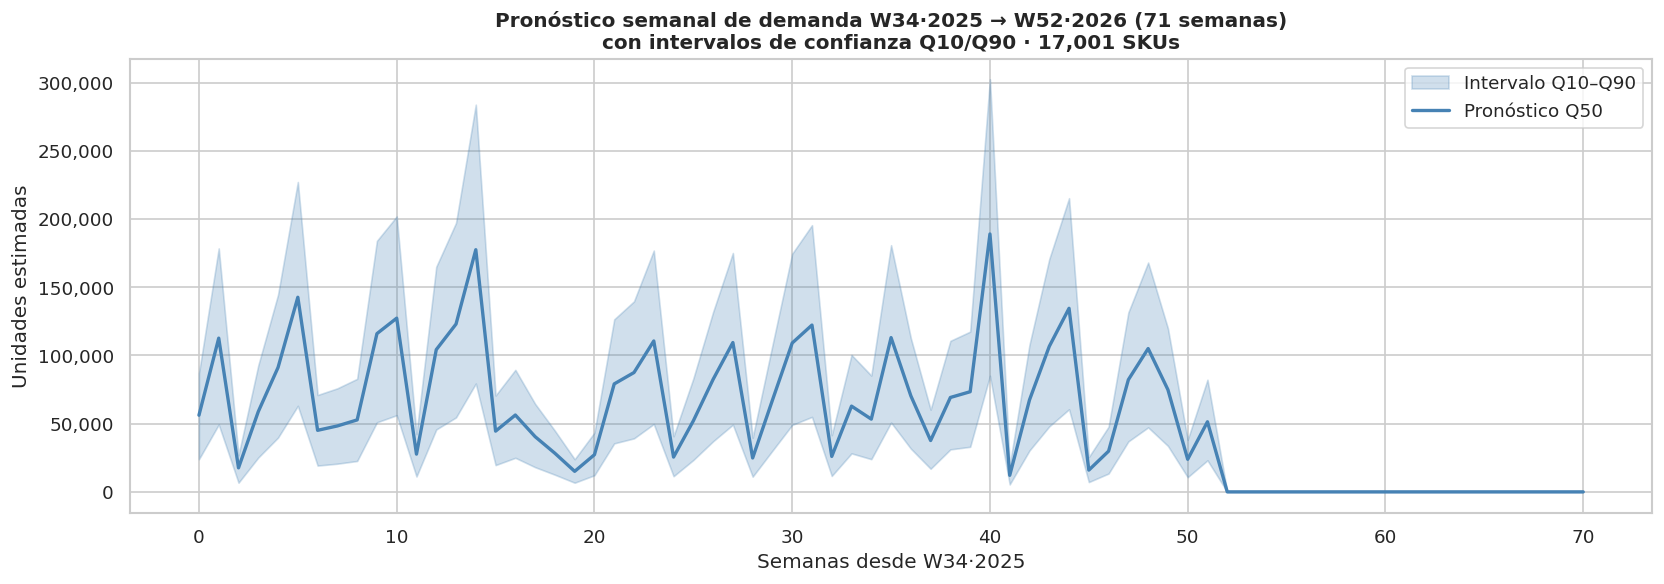
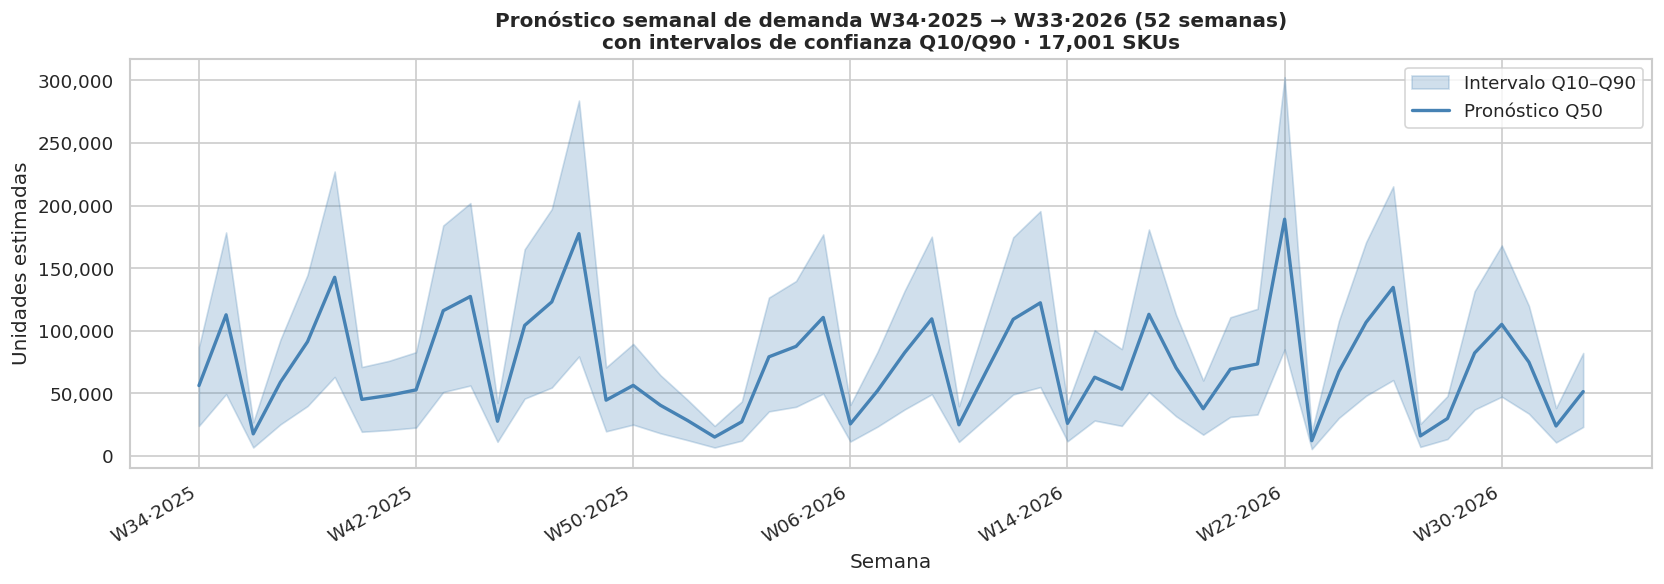
Unified diff of the notebook cell whose output changed from the first chart to the second:
--- before
+++ after
@@ -3,4 +3,5 @@
 
 wk = blend.groupby('year_week')[['forecast_q10','forecast_q50','forecast_q90']].sum().reset_index()
+wk['year_week'] = wk['year_week'].astype(int)
 
 fig, ax = plt.subplots(figsize=(14, 5))
@@ -8,14 +9,14 @@
                 alpha=0.25, color='steelblue', label='Intervalo Q10–Q90')
 ax.plot(range(len(wk)), wk['forecast_q50'], color='steelblue', linewidth=2, label='Pronóstico Q50')
-ax.set_title('Pronóstico semanal de demanda W34·2025 → W52·2026 (71 semanas)\ncon intervalos de confianza Q10/Q90 · 17,001 SKUs', fontweight='bold')
-ax.set_xlabel('Semanas desde W34·2025')
-ax.set_ylabel('Unidades estimadas')
+
+tick_pos  = list(range(0, len(wk), 8))
+tick_lbls = [f"W{int(wk.iloc[i]['year_week'])%100:02d}·{int(wk.iloc[i]['year_week'])//100}" for i in tick_pos]
+ax.set_xticks(tick_pos); ax.set_xticklabels(tick_lbls, rotation=30, ha='right')
+ax.set_title('Pronóstico semanal de demanda W34·2025 → W33·2026 (52 semanas)\ncon intervalos de confianza Q10/Q90 · 17,001 SKUs', fontweight='bold')
+ax.set_xlabel('Semana'); ax.set_ylabel('Unidades estimadas')
 ax.yaxis.set_major_formatter(mticker.FuncFormatter(lambda x,_: f'{x:,.0f}'))
-ax.legend()
-plt.tight_layout()
-plt.show()
+ax.legend(); plt.tight_layout(); plt.show()
 
-print(f"Horizonte: {wk['year_week'].min()} → {wk['year_week'].max()} ({len(wk)} semanas)")
+print(f"Horizonte: {int(wk['year_week'].min())} → {int(wk['year_week'].max())} ({len(wk)} semanas)")
 print(f"SKUs cubiertos: {blend['Material Description'].nunique():,}")
 print(f"Total Q50: {blend['forecast_q50'].sum():,.0f} uds | Avg semanal: {wk['forecast_q50'].mean():,.0f} uds/sem")
-print(f"Fuentes: {blend['source'].value_counts().to_dict()}")

Commit: fix: ajustar horizonte forecast a 52 semanas (W34·2025→W33·2026)